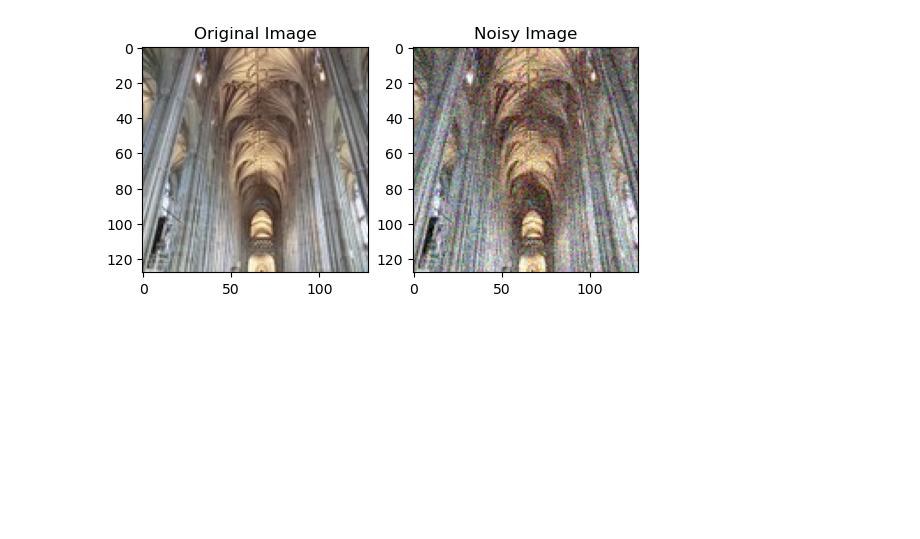
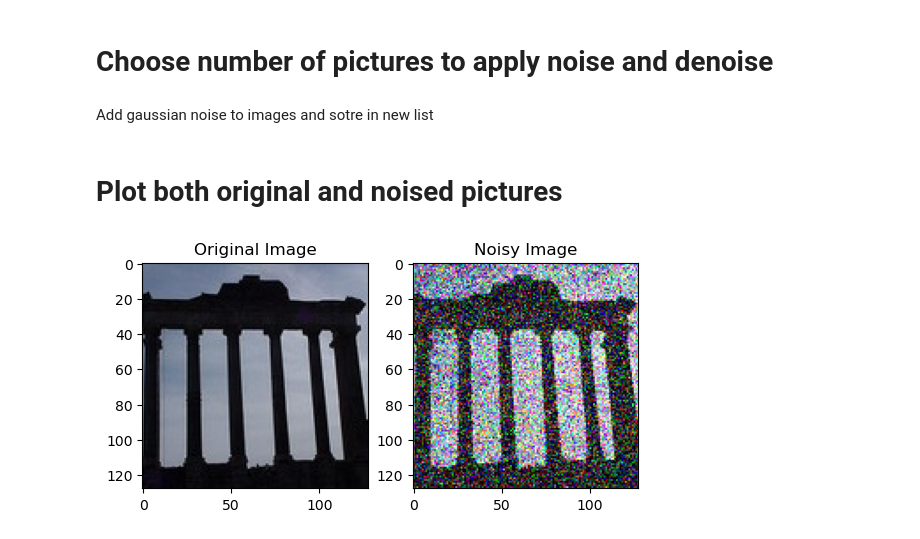
Before and after one commit to AlirezaSaei1/SVD, a Jupyter notebook: svd-project.ipynb, the cells around one changed output. Cells and saved outputs as stored; diff of their text form; code cells hidden in the pictures; blank space fills up the shorter version.

Commit message:
Kaggle Notebook | SVD_Project | Version 4 | implemented guassian noise from scratch and deleted SVD

```diff
--- a/svd-project.ipynb
+++ b/svd-project.ipynb
@@ -22,12 +21,0 @@ print(len(image_data_list))
-# %%
-def add_gaussian_noise(image_data, mean=0, std=1):
-    noise = np.random.normal(mean, std, image_data.shape)
-    noisy_image = image_data + noise
-    noisy_image = np.clip(noisy_image, 0, 255)
-    return noisy_image.astype(np.uint8)
-
-# Choose first 100 images
-first_100_images = image_data_list[:100]
-
-# Add Gaussian noise to each image
-noisy_images = [add_gaussian_noise(image, std=20) for image in first_100_images]
@@ -34,16 +67,27 @@ noisy_images = [add_gaussian_noise(image, std=20) for image in first_100_images]
+# %% [markdown]
+# Choose number of pictures to apply noise and denoise
+# %%
+# Choose first 10 images
+first_10_images = image_data_list[:10]
+# %% [markdown]
+Add gaussian noise to images and sotre in new list
+# %%
+# Add Gaussian noise to each image
+noisy_images = [add_gaussian_noise(image) for image in first_10_images]
+# %% [markdown]
+# Plot both original and noised pictures
 # %%
 import matplotlib.pyplot as plt
-import random
 
-# Choose an index of the noisy image to display
-index = random.randint(0, 100)
-
-# Display the original and noisy images side by side
-fig, ax = plt.subplots(1, 2)
-ax[0].imshow(first_100_images[index], cmap='gray')
-ax[0].set_title('Original Image')
-ax[1].imshow(noisy_images[index], cmap='gray')
-ax[1].set_title('Noisy Image')
+index = random.randint(0, 9)
+# Display the first original image and its corresponding noisy image
+original_image = Image.fromarray(image_data_list[index])
+noisy_image = Image.fromarray(noisy_images[index])
+fig, axes = plt.subplots(nrows=1, ncols=2)
+axes[0].imshow(original_image)
+axes[0].set_title("Original Image")
+axes[1].imshow(noisy_image)
+axes[1].set_title("Noisy Image")
 plt.show()
 # %% [output]
-[figure, old version]
+[figure, new version]
```
Also changed, not shown: parts of 6 cells of this notebook.
